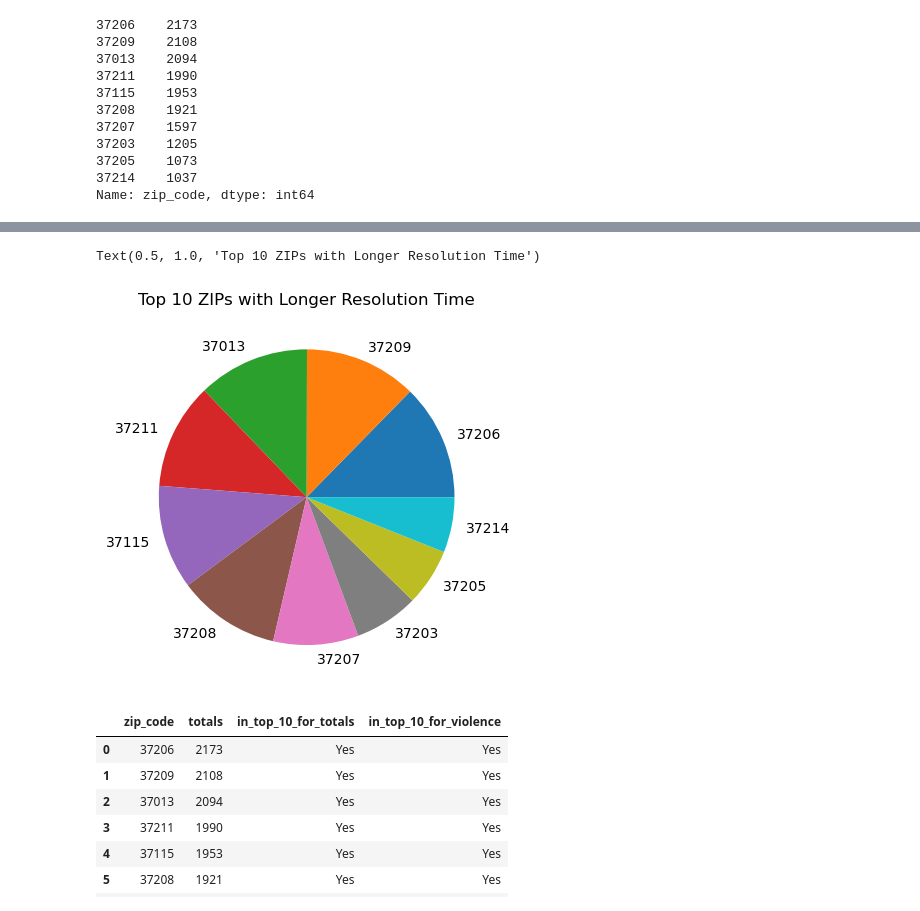
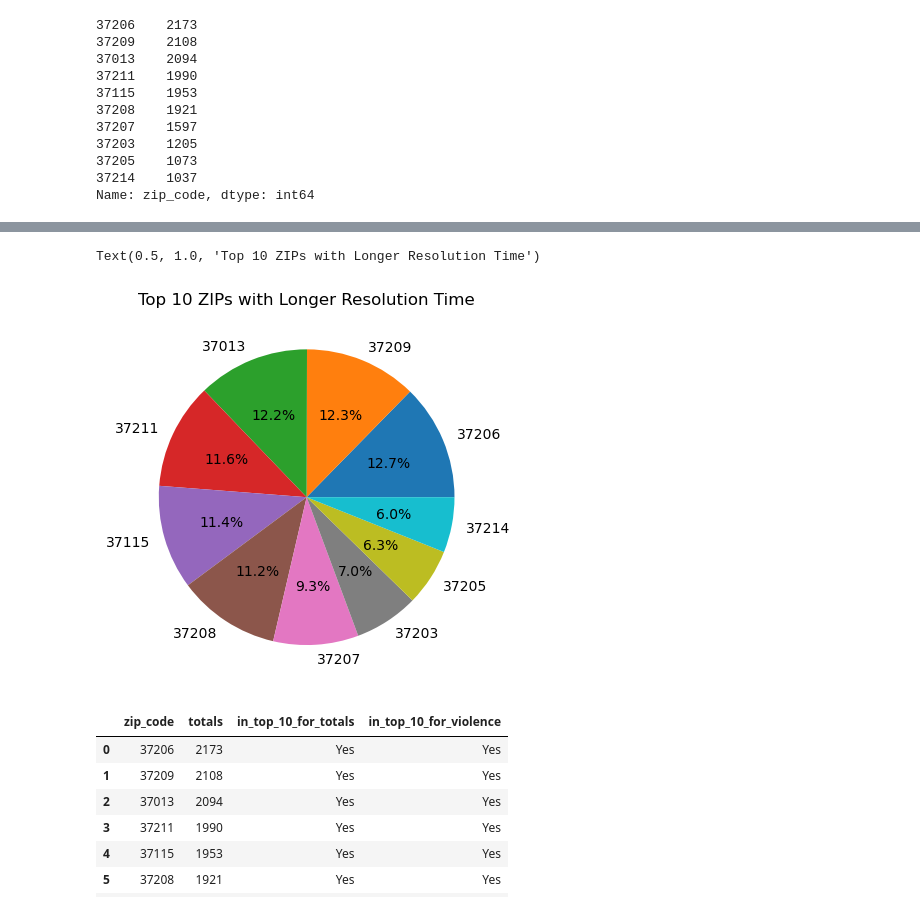
Before and after one commit to edwardbrown750/nss_da9_Capstone, a Jupyter notebook: notebook/ed_brown_da9_capstone_analysis_notebook.ipynb, the cells around one changed output, grey strips where cells are left out. Cells and saved outputs as stored; diff of their text form; code cells hidden in the pictures.

```diff
--- a/notebook/ed_brown_da9_capstone_analysis_notebook.ipynb
+++ b/notebook/ed_brown_da9_capstone_analysis_notebook.ipynb
@@ -1025,2 +1014,6 @@ zips_greater_than_eight = greater_than_eight['zip_code'].value_counts().rename_a
 # %%
-zips_greater_than_eight
+pct_of_total = []
+for x in zips_greater_than_eight['totals']:
+    pct_of_total.append(np.round(x/sum(zips_greater_than_eight['totals']),3))
+
+zips_greater_than_eight['pct_of_total'] =pct_of_total
@@ -1046,12 +1041,18 @@ zips_greater_than_eight
 zips= zips_greater_than_eight['zip_code'].head(10).to_list()
 totals = zips_greater_than_eight['totals'].head(10).to_list()
 # %%
-plt.pie(totals,
-       labels=zips)
+def absolute_value(val):
+    a  = zips_greater_than_eight['pct_of_total']
+    return a
+
+plt.pie(zips_greater_than_eight['totals'].head(10),
+        labels = zips_greater_than_eight['zip_code'].head(10),
+        autopct='%1.1f%%'
+       )
 plt.title('Top 10 ZIPs with Longer Resolution Time')
 # %% [output]
 Text(0.5, 1.0, 'Top 10 ZIPs with Longer Resolution Time')
-[figure, old version]
+[figure, new version]
 # %%
 is_in_top_10_totals = []
 for x in zips_greater_than_eight['zip_code']:
```
Also changed, not shown: parts of 23 cells of this notebook, 3 other files.
